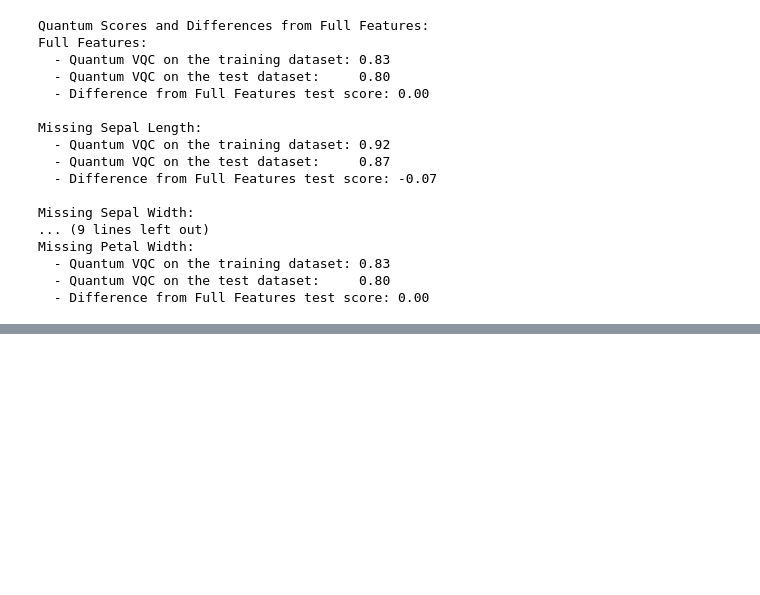
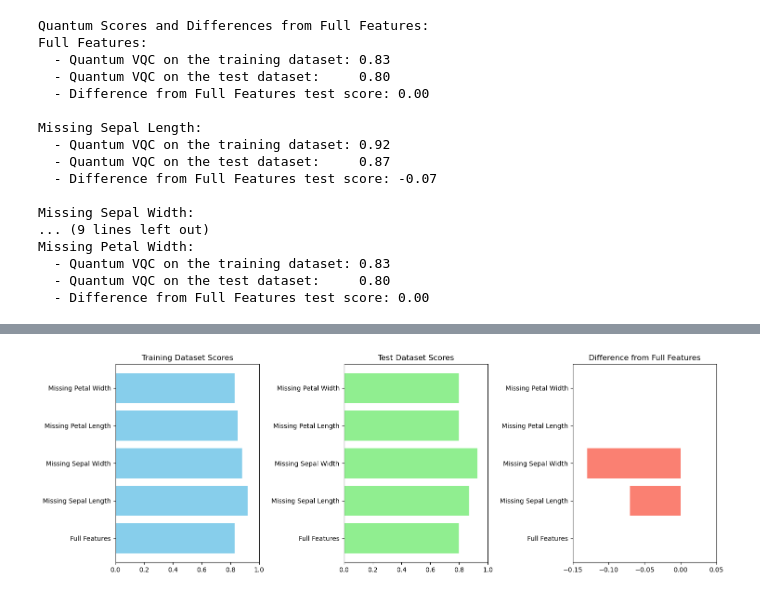
Before and after one commit to LukePower01/ml-to-qml, a Jupyter notebook: VQC_optimization.ipynb, the cells around one changed output, grey strips where cells are left out. Cells and saved outputs as stored; diff of their text form; code cells hidden in the pictures; blank space fills up the shorter version.

```diff
--- a/VQC_optimization.ipynb
+++ b/VQC_optimization.ipynb
@@ -432,0 +461,29 @@ Missing Petal Width:
+# %%
+# Data Preparation
+categories = ['Full Features', 'Missing Sepal Length', 'Missing Sepal Width', 'Missing Petal Length', 'Missing Petal Width']
+train_scores = [0.83, 0.92, 0.88, 0.85, 0.83]
+test_scores = [0.80, 0.87, 0.93, 0.80, 0.80]
+diff_from_full = [0.00, -0.07, -0.13, 0.00, 0.00]
+
+# Creating the plots
+fig, ax = plt.subplots(1, 3, figsize=(15, 5))
+
+# Training Scores
+ax[0].barh(categories, train_scores, color='skyblue')
+ax[0].set_title('Training Dataset Scores')
+ax[0].set_xlim(0, 1)
+
+# Test Scores
+ax[1].barh(categories, test_scores, color='lightgreen')
+ax[1].set_title('Test Dataset Scores')
+ax[1].set_xlim(0, 1)
+
+# Differences from Full Features
+ax[2].barh(categories, diff_from_full, color='salmon')
+ax[2].set_title('Difference from Full Features')
+ax[2].set_xlim(-0.15, 0.05)
+
+plt.tight_layout()
+plt.show()
+# %% [output]
+[figure, added]
```
Also changed, not shown: parts of 3 cells of this notebook, 2 other files.
